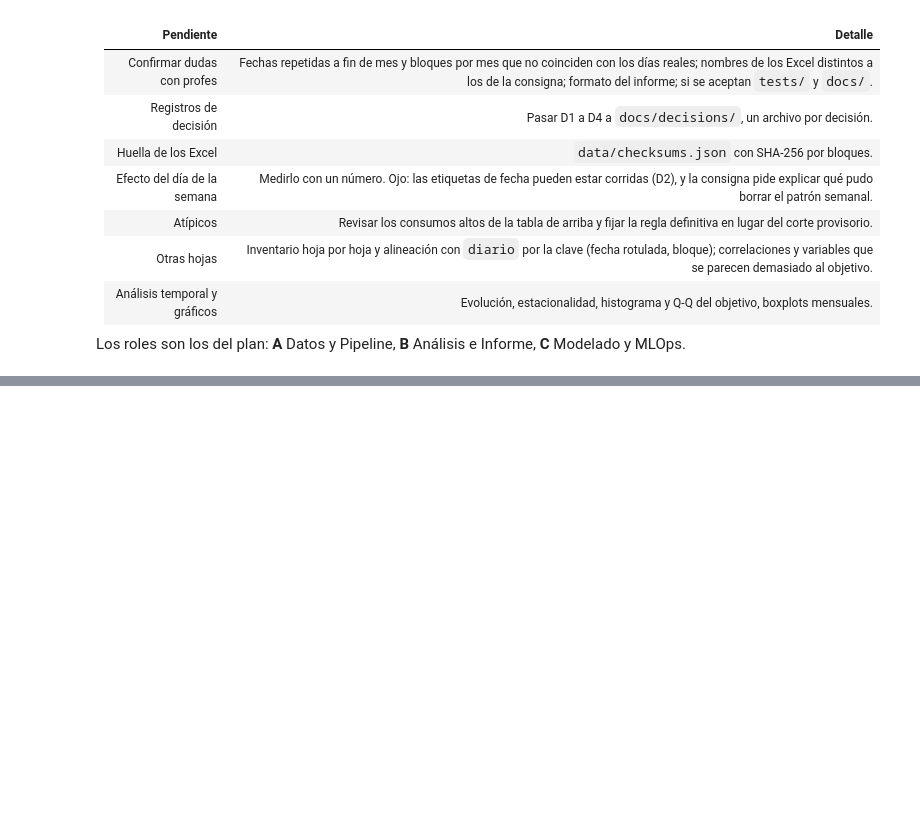
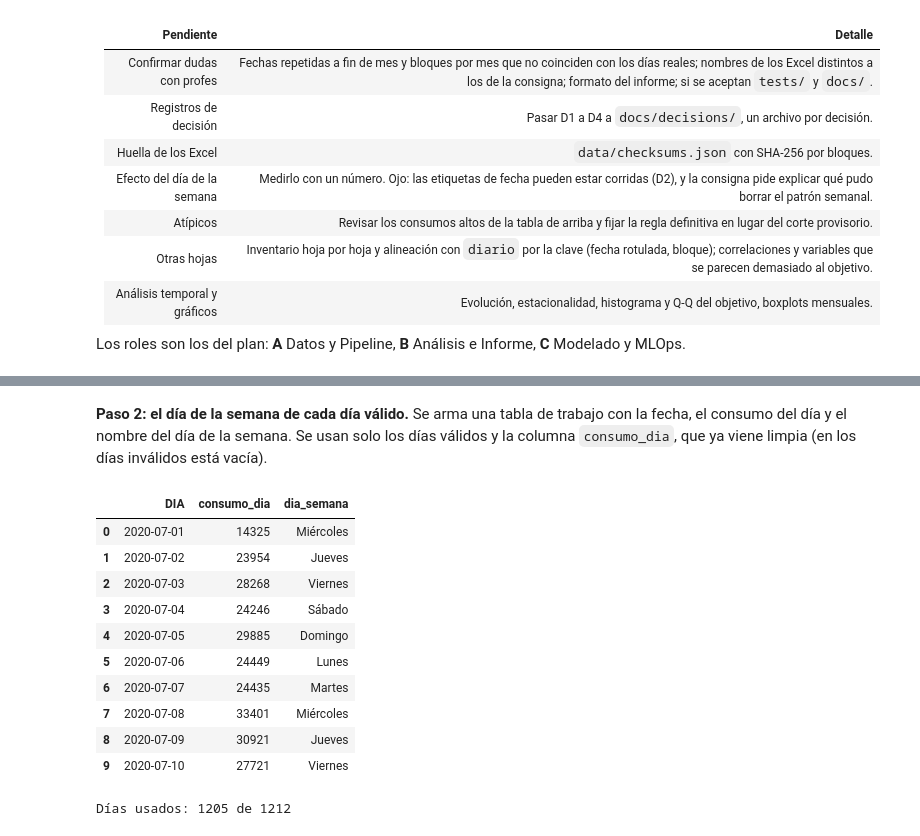
Before and after one commit to AlesioRios/Trabajo-Practico-Final-LD2, a Jupyter notebook: notebooks/eda.ipynb, the cells around one changed output, grey strips where cells are left out. Saved outputs shown, nothing was run; the diff lists cells and outputs as text; code cells hidden in the pictures; blank space fills up the shorter version.

```diff
--- a/notebooks/eda.ipynb
+++ b/notebooks/eda.ipynb
@@ -730,0 +770,23 @@ Los roles son los del plan: **A** Datos y Pipeline, **B** Análisis e Informe, *
+# %% [markdown]
+**Paso 2: el día de la semana de cada día válido.** Se arma una tabla de trabajo con la fecha, el consumo del día y el nombre del día de la semana. Se usan solo los días válidos y la columna `consumo_dia`, que ya viene limpia (en los días inválidos está vacía).
+# %%
+dias_semana = ["Lunes", "Martes", "Miércoles", "Jueves", "Viernes", "Sábado", "Domingo"]
+
+analisis = diario.loc[diario["valido"], ["DIA", "consumo_dia"]].copy()
+analisis["dia_semana"] = analisis["DIA"].dt.dayofweek.map(dict(enumerate(dias_semana)))
+
+display(tabla_simple(formatear_fechas(analisis.head(10)), precision=0))
+print(f"Días usados: {len(analisis)} de {len(diario)}")
+# %% [output]
+|  | DIA | consumo_dia | dia_semana |
+| 0 | 2020-07-01 | 14325 | Miércoles |
+| 1 | 2020-07-02 | 23954 | Jueves |
+| 2 | 2020-07-03 | 28268 | Viernes |
+| 3 | 2020-07-04 | 24246 | Sábado |
+| 4 | 2020-07-05 | 29885 | Domingo |
+| 5 | 2020-07-06 | 24449 | Lunes |
+| 6 | 2020-07-07 | 24435 | Martes |
+| 7 | 2020-07-08 | 33401 | Miércoles |
+| 8 | 2020-07-09 | 30921 | Jueves |
+| 9 | 2020-07-10 | 27721 | Viernes |
+Días usados: 1205 de 1212
```
Also changed, not shown: parts of 11 cells of this notebook.
